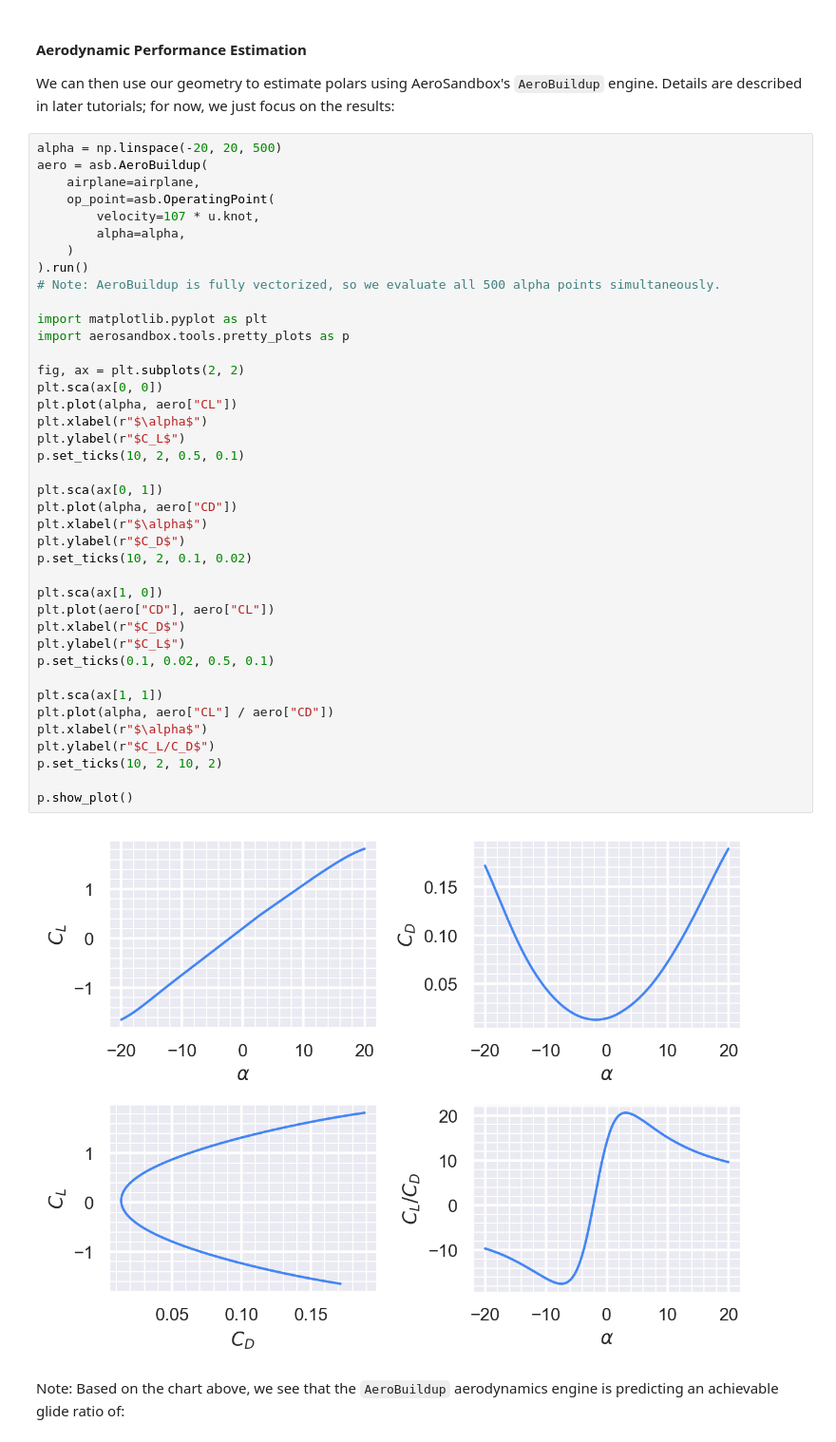
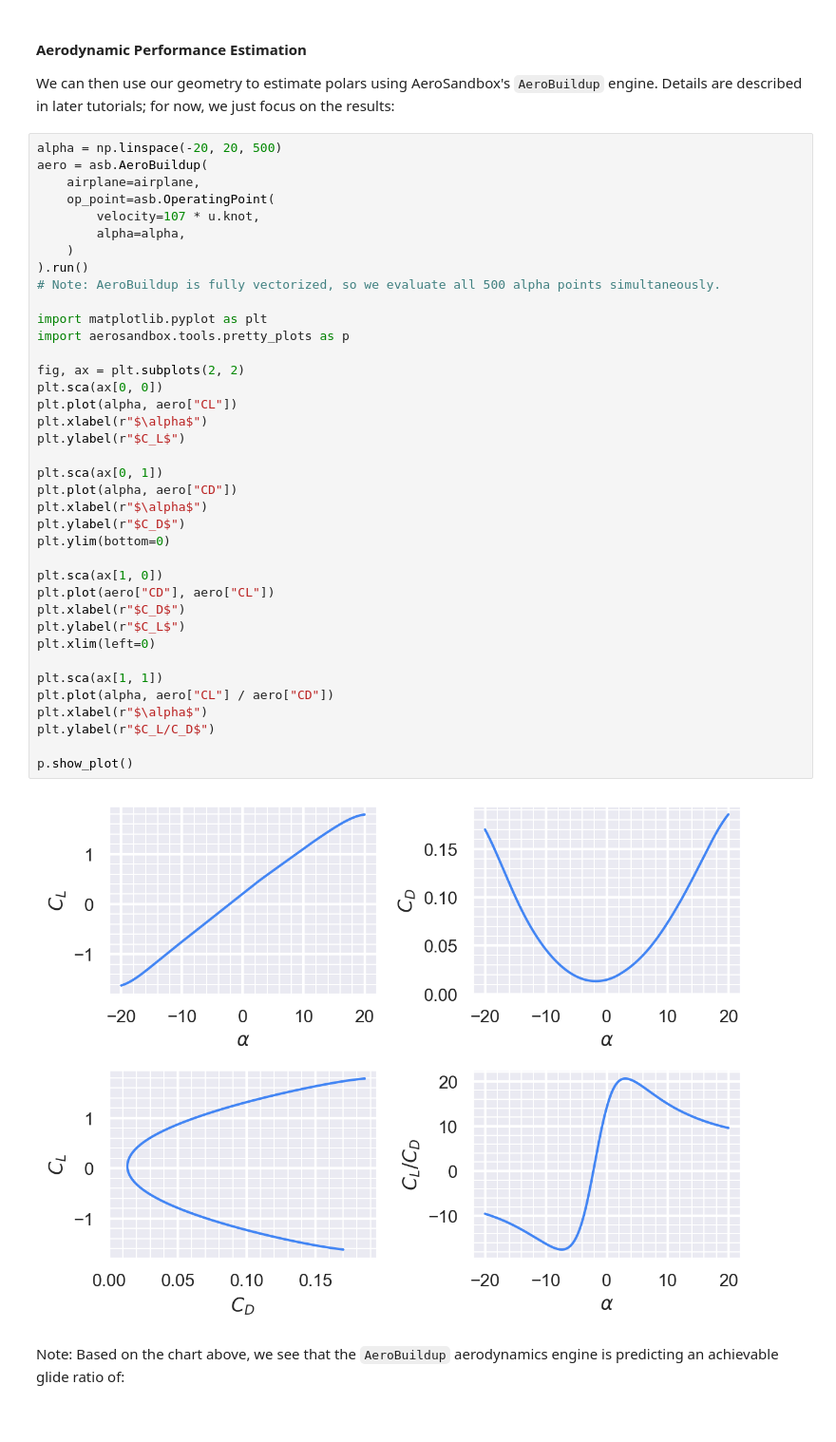
Before and after one commit to peterdsharpe/AeroSandbox, a Jupyter notebook: tutorial/03 - Trajectory Optimization and Optimal Control/03 - The AeroSandbox Dynamics Stack/04 - 2D Aircraft Dynamics for Mission Performance Analysis.ipynb, the cells around one changed output. Shown at 95% size. Cells and saved outputs as stored; diff of their text form.

```diff
--- a/tutorial/03 - Trajectory Optimization and Optimal Control/03 - The AeroSandbox Dynamics Stack/04 - 2D Aircraft Dynamics for Mission Performance Analysis.ipynb
+++ b/tutorial/03 - Trajectory Optimization and Optimal Control/03 - The AeroSandbox Dynamics Stack/04 - 2D Aircraft Dynamics for Mission Performance Analysis.ipynb
@@ -63,38 +63,36 @@ aero = asb.AeroBuildup(
     )
 ).run()
 # Note: AeroBuildup is fully vectorized, so we evaluate all 500 alpha points simultaneously.
 
 import matplotlib.pyplot as plt
 import aerosandbox.tools.pretty_plots as p
 
 fig, ax = plt.subplots(2, 2)
 plt.sca(ax[0, 0])
 plt.plot(alpha, aero["CL"])
 plt.xlabel(r"$\alpha$")
 plt.ylabel(r"$C_L$")
-p.set_ticks(10, 2, 0.5, 0.1)
 
 plt.sca(ax[0, 1])
 plt.plot(alpha, aero["CD"])
 plt.xlabel(r"$\alpha$")
 plt.ylabel(r"$C_D$")
-p.set_ticks(10, 2, 0.1, 0.02)
+plt.ylim(bottom=0)
 
 plt.sca(ax[1, 0])
 plt.plot(aero["CD"], aero["CL"])
 plt.xlabel(r"$C_D$")
 plt.ylabel(r"$C_L$")
-p.set_ticks(0.1, 0.02, 0.5, 0.1)
+plt.xlim(left=0)
 
 plt.sca(ax[1, 1])
 plt.plot(alpha, aero["CL"] / aero["CD"])
 plt.xlabel(r"$\alpha$")
 plt.ylabel(r"$C_L/C_D$")
-p.set_ticks(10, 2, 10, 2)
 
 p.show_plot()
 # %% [output]
-[figure, old version]
+[figure, new version]
 # %% [markdown]
 Note: Based on the chart above, we see that the `AeroBuildup` aerodynamics engine is predicting an achievable glide ratio of:
 # %%
```
Also changed, not shown: parts of 5 cells of this notebook, 1 other file.
